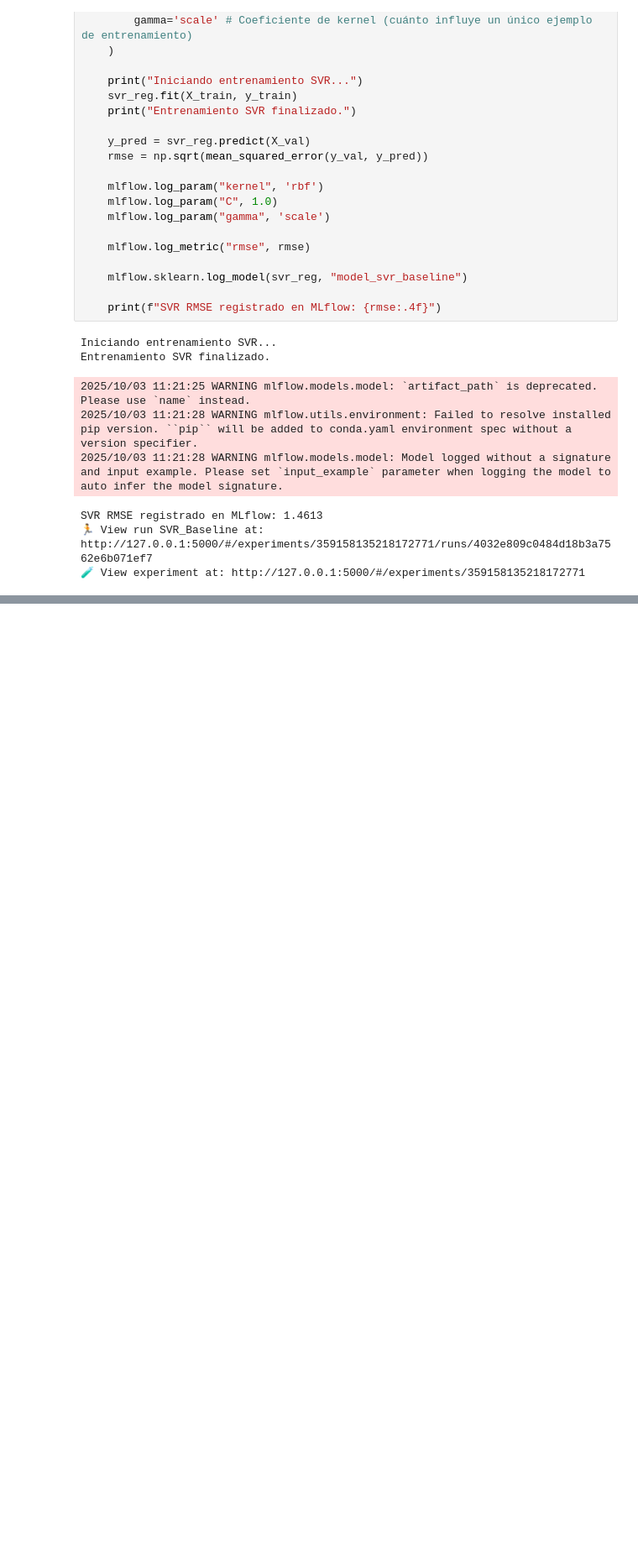
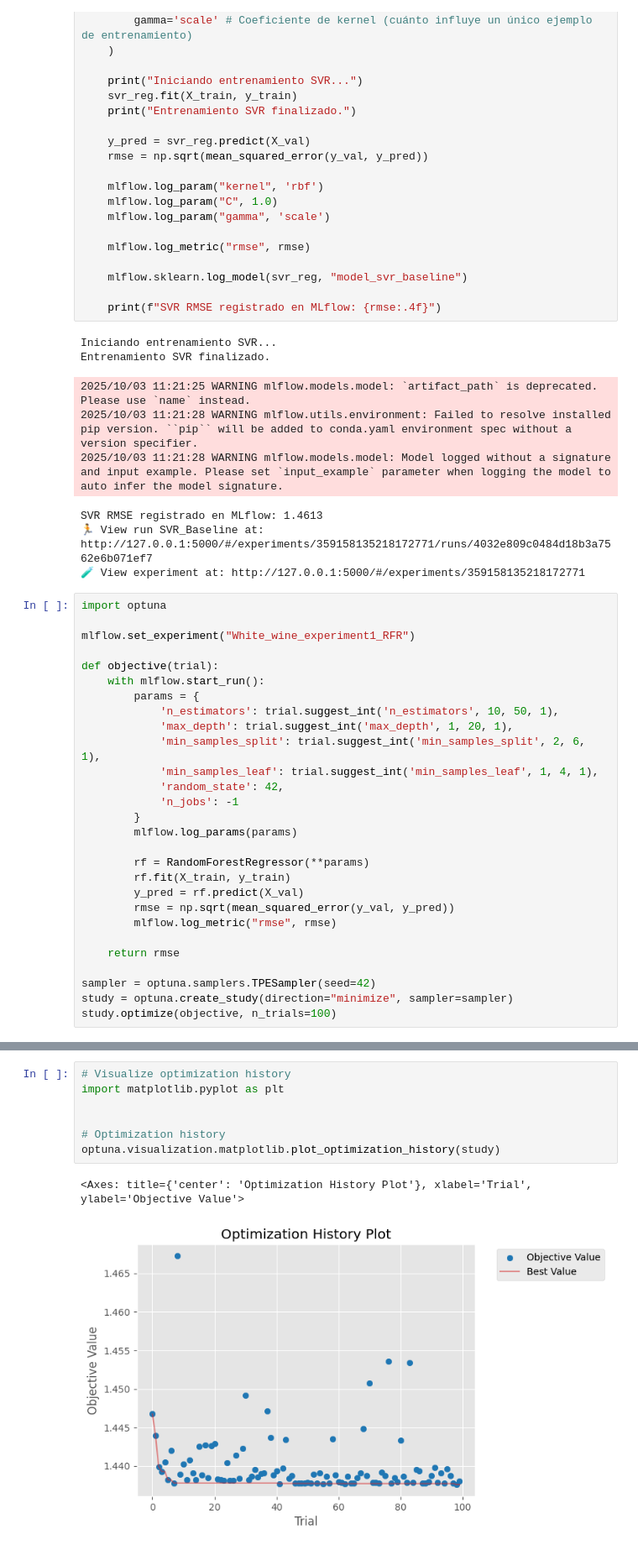
Before and after one commit to andreess891/MLOps_CML, a Jupyter notebook: notebooks/02_Experiment_traking_MlFlow.ipynb, the cells around one changed output, grey strips where cells are left out. Shown: that part at 84% size. Saved outputs shown, nothing was run; the diff lists cells and outputs as text; blank space fills up the shorter version.

Commit message:
Validacion de parametros

```diff
--- a/notebooks/02_Experiment_traking_MlFlow.ipynb
+++ b/notebooks/02_Experiment_traking_MlFlow.ipynb
@@ -199,3 +199,31 @@ Entrenamiento SVR finalizado.
 SVR RMSE registrado en MLflow: 1.4613
 🏃 View run SVR_Baseline at: http://127.0.0.1:5000/#/experiments/359158135218172771/runs/4032e809c0484d18b3a7562e6b071ef7
 🧪 View experiment at: http://127.0.0.1:5000/#/experiments/359158135218172771
+# %%
+import optuna
+
+mlflow.set_experiment("White_wine_experiment1_RFR")
+
+def objective(trial):
+    with mlflow.start_run():
+        params = {
+            'n_estimators': trial.suggest_int('n_estimators', 10, 50, 1),
+            'max_depth': trial.suggest_int('max_depth', 1, 20, 1),
+            'min_samples_split': trial.suggest_int('min_samples_split', 2, 6, 1),
+            'min_samples_leaf': trial.suggest_int('min_samples_leaf', 1, 4, 1),
+            'random_state': 42,
+            'n_jobs': -1
+        }
+        mlflow.log_params(params)
+
+        rf = RandomForestRegressor(**params)
+        rf.fit(X_train, y_train)
+        y_pred = rf.predict(X_val)
+        rmse = np.sqrt(mean_squared_error(y_val, y_pred))
+        mlflow.log_metric("rmse", rmse)
+
+    return rmse
+
+sampler = optuna.samplers.TPESampler(seed=42)
+study = optuna.create_study(direction="minimize", sampler=sampler)
+study.optimize(objective, n_trials=100)
@@ -201,0 +381,10 @@ SVR RMSE registrado en MLflow: 1.4613
+# %%
+# Visualize optimization history
+import matplotlib.pyplot as plt
+
+
+# Optimization history
+optuna.visualization.matplotlib.plot_optimization_history(study)
+# %% [output]
+<Axes: title={'center': 'Optimization History Plot'}, xlabel='Trial', ylabel='Objective Value'>
+[figure, added]
```
Also changed, not shown: parts of 4 cells of this notebook.
